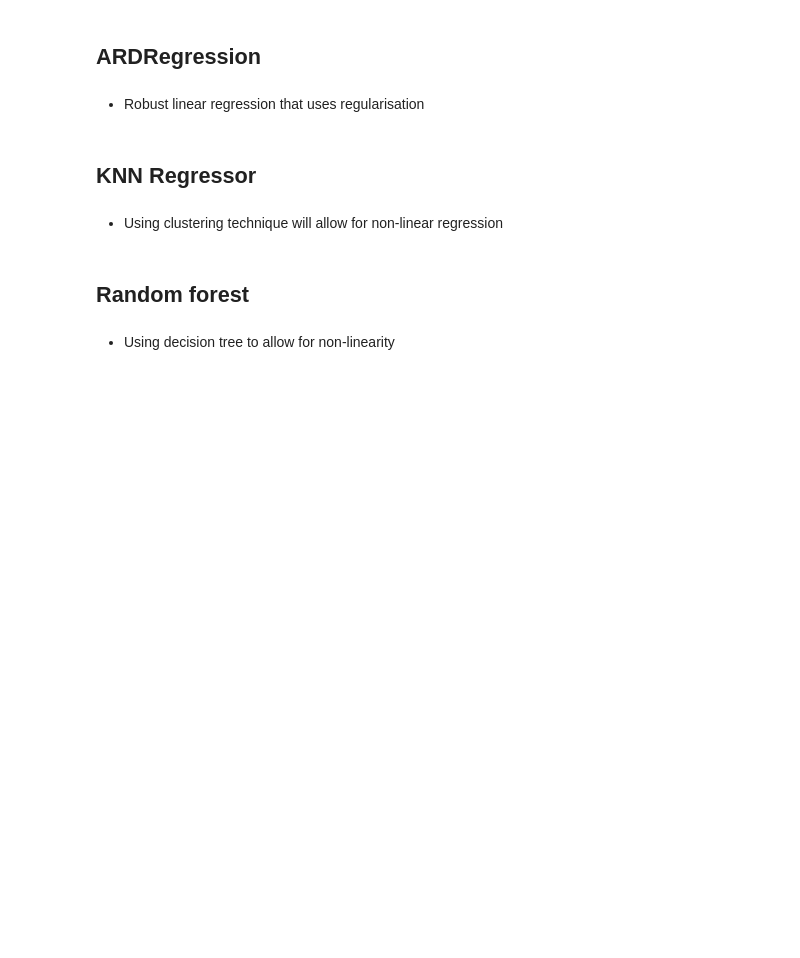
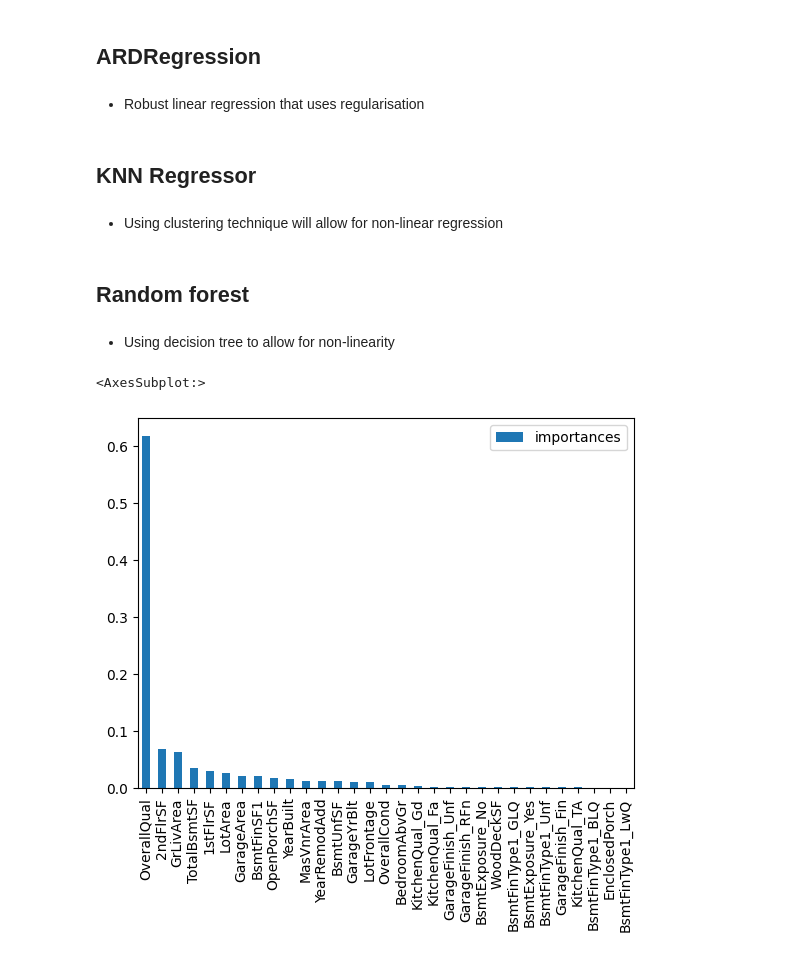
Before and after one commit to TimothyYW/Project_05, a Jupyter notebook: jupyter_notebooks/04 Modeling.ipynb, the cells around one changed output. Saved outputs shown, nothing was run; the diff lists cells and outputs as text; code cells hidden in the pictures; blank space fills up the shorter version.

```diff
--- a/jupyter_notebooks/04 Modeling.ipynb
+++ b/jupyter_notebooks/04 Modeling.ipynb
@@ -44,7 +53,7 @@ current_dir
 # %% [markdown]
 # Load clean data
 # %%
-import pandas as pd
-df = pd.read_csv(f"/workspace/Project_05/outputs/datasets/cleaned/HousePricesCleaned.csv")
-df.head()
+df_train = pd.read_csv(f"/workspace/Project_05/outputs/datasets/cleaned/TrainSplitResult.csv")
+df_test = pd.read_csv(f"/workspace/Project_05/outputs/datasets/cleaned/TestSplitResult.csv")
+df_train.head()
 # %% [output]
@@ -92,0 +78,3 @@ X_train,X_test,y_train,y_test = train_test_split(X,y,test_size = .3 , random_sta
+# %%
+X_train = df_train[feature]
+y_train = df_train[target]
@@ -92,0 +86,4 @@ X_train,X_test,y_train,y_test = train_test_split(X,y,test_size = .3 , random_sta
+# %%
+std_scaler = StandardScaler().fit(X_train)
+X_train = std_scaler.transform(X_train)
+X_test = std_scaler.transform(X_test)
@@ -128,0 +125,9 @@ rf = RandomForestRegressor().fit(X_train,y_train)
+# %%
+importances = rf.feature_importances_
+dict_importances = {"importances":importances}
+pd.DataFrame(dict_importances, index=feature)\
+        .sort_values(by = "importances",ascending = False)\
+        .plot(kind = "bar", title='')
+# %% [output]
+<AxesSubplot:>
+[figure, added]
```
Also changed, not shown: parts of 39 cells of this notebook.
